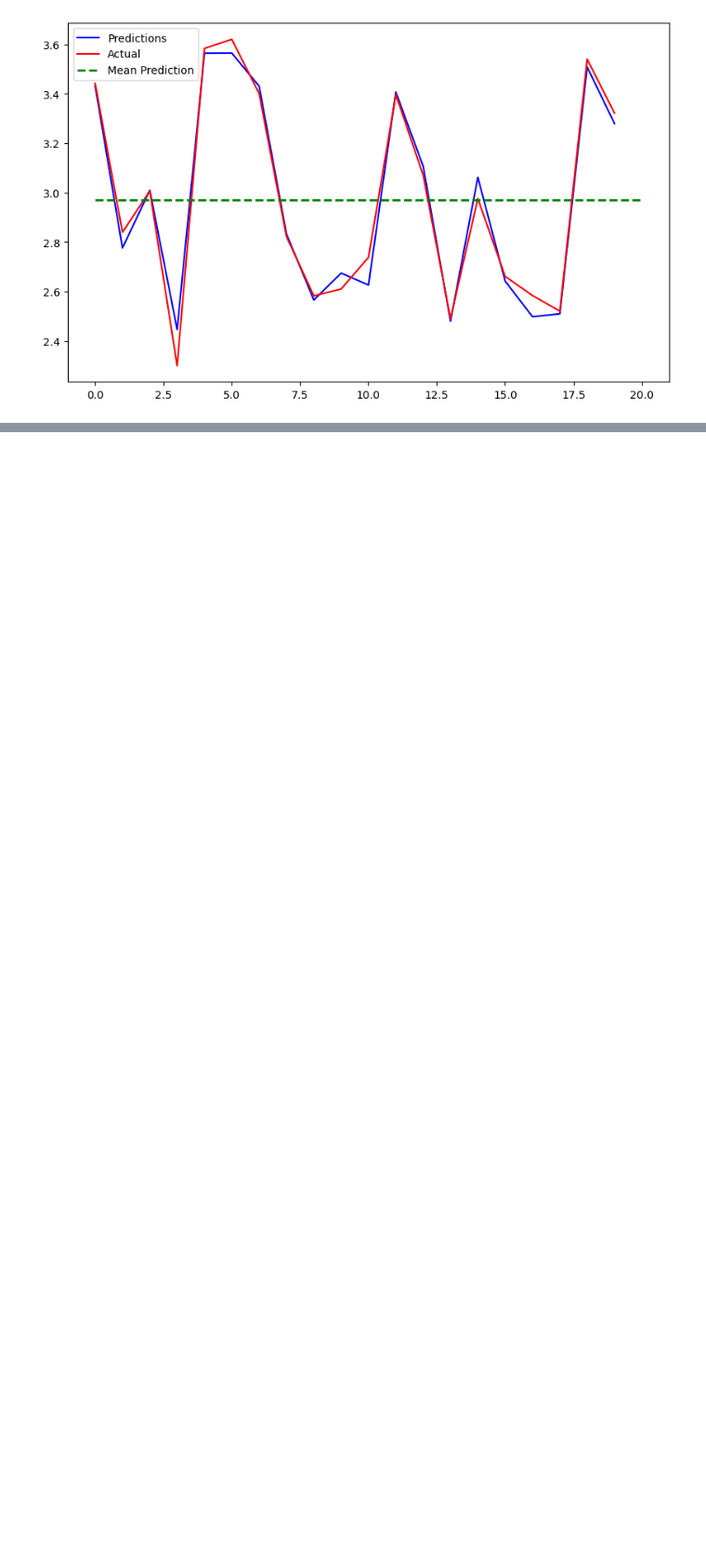
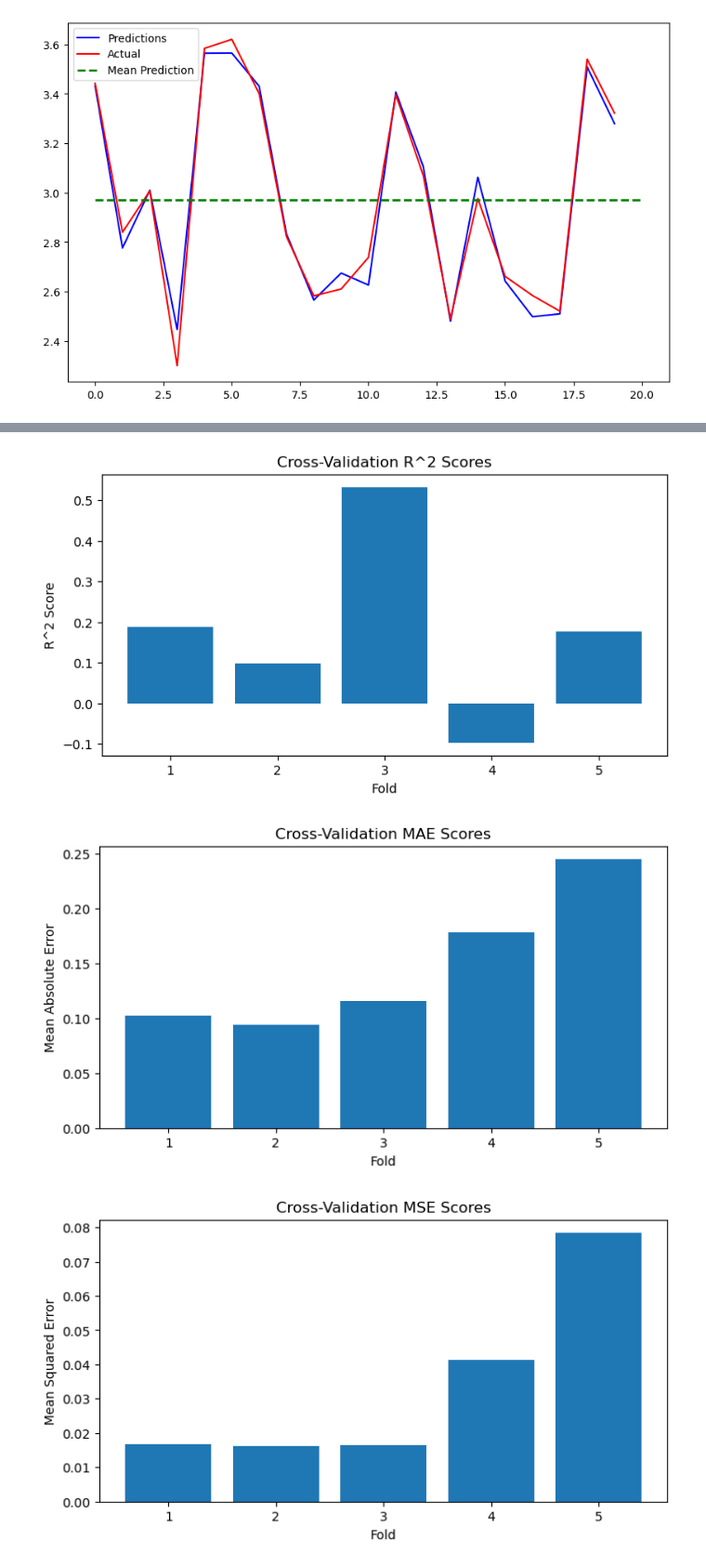
Before and after one commit to Hutto04/The-Oval-Table, a Jupyter notebook: Maria-Mills/Models/Random-Forest/Cycle-2/Combined-Log-Clean-NoNeg/random-forest-1.ipynb, the cells around one changed output, grey strips where cells are left out. Shown at 93% size. Saved outputs shown, nothing was run; the diff lists cells and outputs as text; code cells hidden in the pictures; blank space fills up the shorter version.

```diff
--- a/Maria-Mills/Models/Random-Forest/Cycle-2/Combined-Log-Clean-NoNeg/random-forest-1.ipynb
+++ b/Maria-Mills/Models/Random-Forest/Cycle-2/Combined-Log-Clean-NoNeg/random-forest-1.ipynb
@@ -24,10 +24,17 @@ df['date'] = pd.to_datetime(df['date'], format='%Y-%m')
 df['year'] = df['date'].dt.year
 df['month'] = df['date'].dt.month
 
+# Find the position of the 'Real Oil Prices' column
+real_oil_prices_col_index = df.columns.get_loc('Real Oil Prices')
 
-# Remove the date column
+# Insert 'year' and 'month' columns before 'Real Oil Prices'
+df.insert(real_oil_prices_col_index, 'year', df.pop('year'))
+df.insert(real_oil_prices_col_index + 1, 'month', df.pop('month'))
+
+# Remove the original 'date' column
 df.drop('date', axis=1, inplace=True)
 
+# Display the first few rows of the modified DataFrame
 df.head()
 # %% [output]
 |  | RPI | W875RX1 | DPCERA3M086SBEA | CMRMTSPLx | RETAILx | INDPRO | IPFPNSS | IPFINAL | IPCONGD | IPDCONGD | ... |
@@ -182,0 +272,45 @@ plt.show()
+# %%
+
+# Plotting CV R^2 scores
+plt.figure(figsize=(8, 4))
+plt.bar(range(1, len(cv_r2) + 1), cv_r2)
+plt.xlabel('Fold')
+plt.ylabel('R^2 Score')
+plt.title('Cross-Validation R^2 Scores')
+plt.show()
+
+# Plotting CV MAE scores
+plt.figure(figsize=(8, 4))
+plt.bar(range(1, len(cv_mae) + 1), cv_mae)
+plt.xlabel('Fold')
+plt.ylabel('Mean Absolute Error')
+plt.title('Cross-Validation MAE Scores')
+plt.show()
+
+# Plotting CV MSE scores
+plt.figure(figsize=(8, 4))
+plt.bar(range(1, len(cv_mse) + 1), cv_mse)
+plt.xlabel('Fold')
+plt.ylabel('Mean Squared Error')
+plt.title('Cross-Validation MSE Scores')
+plt.show()
+
+# Plotting CV RMSE scores
+plt.figure(figsize=(8, 4))
+plt.bar(range(1, len(cv_rmse) + 1), cv_rmse)
+plt.xlabel('Fold')
+plt.ylabel('Root Mean Squared Error')
+plt.title('Cross-Validation RMSE Scores')
+plt.show()
+
+# Plotting CV MAPE scores
+plt.figure(figsize=(8, 4))
+plt.bar(range(1, len(cv_mape) + 1), cv_mape)
+plt.xlabel('Fold')
+plt.ylabel('Mean Absolute Percentage Error')
+plt.title('Cross-Validation MAPE Scores')
+plt.show()
+# %% [output]
+[figure, added]
+[figure, added]
+[figure, added]
```
Also changed, not shown: parts of 9 cells of this notebook, 21 other files.
